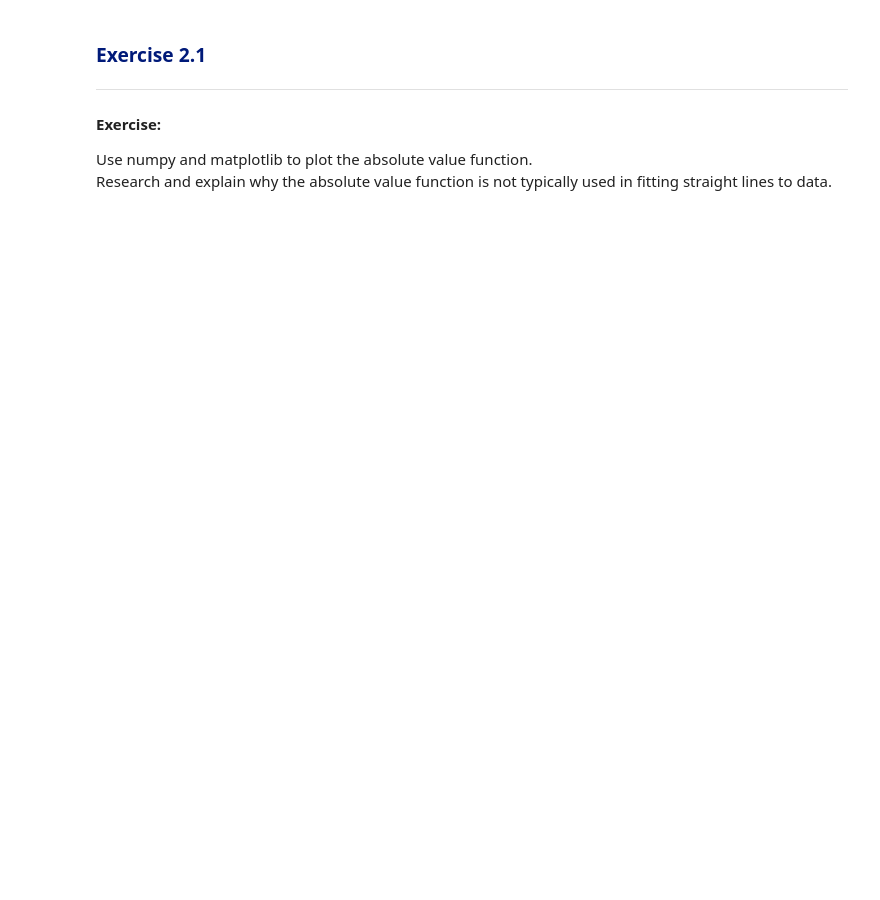
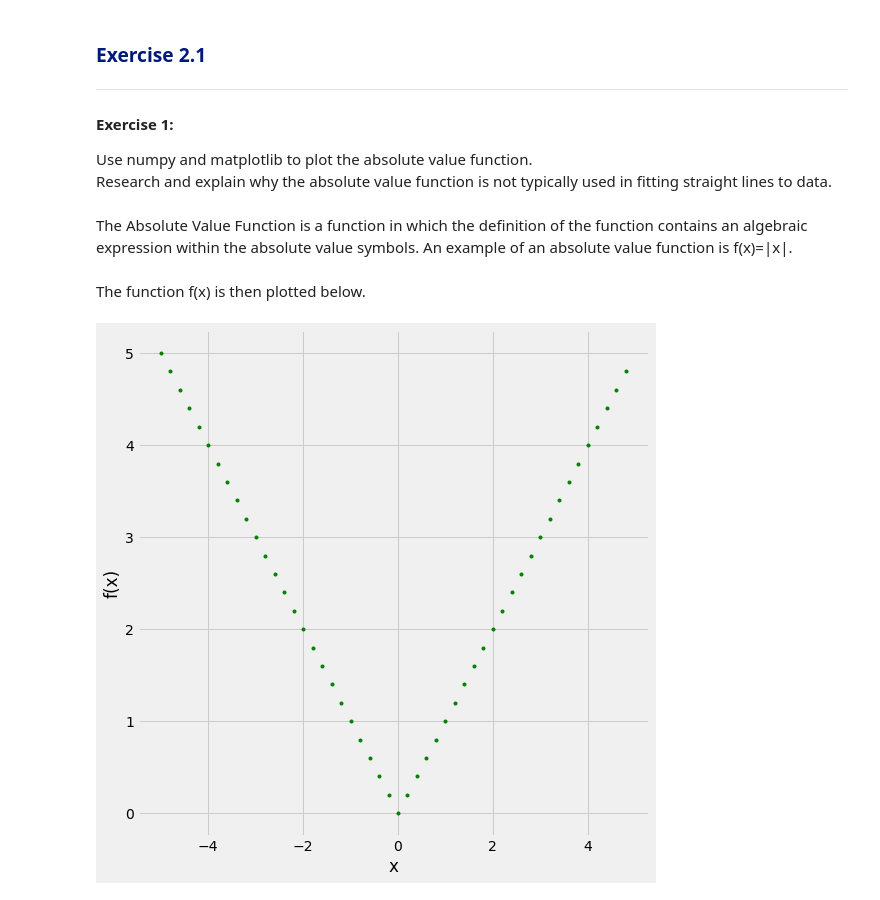
Before and after one commit to fionnmccarthy/ml-and-stats-assessment, a Jupyter notebook: Practical/02-models-exercises.ipynb, the cells around one changed output. Saved outputs shown, nothing was run; the diff lists cells and outputs as text; code cells hidden in the pictures; blank space fills up the shorter version.

Commit message:
models exercises

```diff
--- a/Practical/02-models-exercises.ipynb
+++ b/Practical/02-models-exercises.ipynb
@@ -3,7 +3,36 @@
 
 <hr style="border-top: 1px solid #001a79;" />
 
-<h4>Exercise:</h4>
+<h4>Exercise 1:</h4>
 Use numpy and matplotlib to plot the absolute value function.
 
 Research and explain why the absolute value function is not typically used in fitting straight lines to data.
+# %% [markdown]
+The Absolute Value Function is a function in which the definition of the function contains an algebraic expression within the absolute value symbols. An example of an absolute value function is f(x)=|x|.
+# %%
+import numpy as np
+import matplotlib.pyplot as plt
+
+# Change style and size of plots
+plt.style.use("fivethirtyeight")
+plt.rcParams['figure.figsize'] = (8, 8)
+plt.rcParams["figure.autolayout"] = True
+
+# x values
+x = np.arange(-5, 5, 0.2)
+
+# f(x)=|x|
+f_x = abs(x)
+# %% [markdown]
+The function f(x) is then plotted below.
+# %%
+# Creating plot
+plt.plot(x, f_x, 'g.')
+
+# plot labels defined
+plt.xlabel('x')
+plt.ylabel('f(x)')
+
+plt.show()
+# %% [output]
+[figure, added]
```
Also changed, not shown: parts of 16 cells of this notebook.
